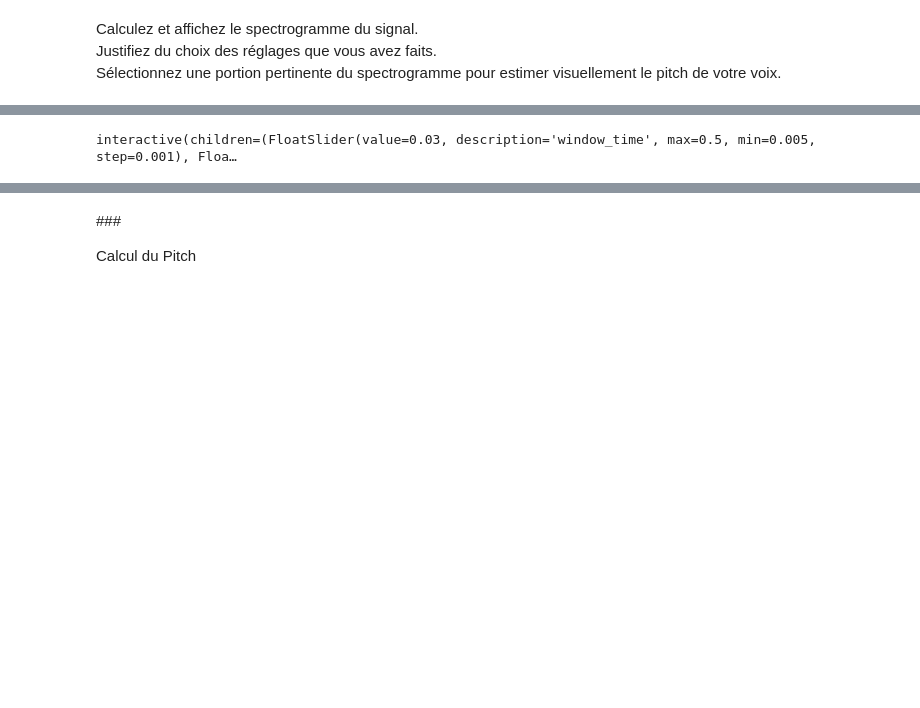
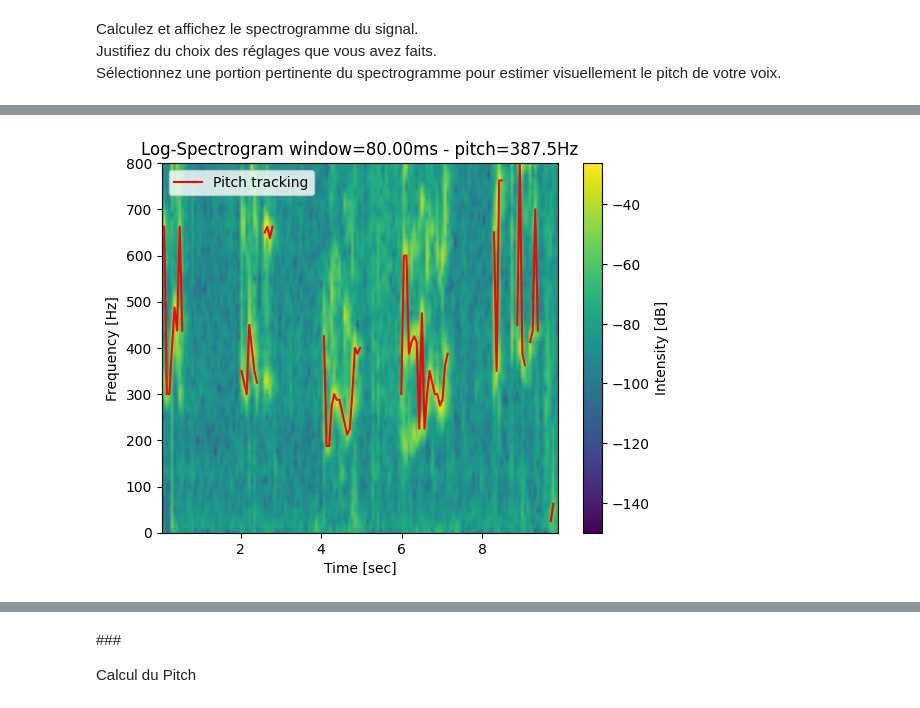
Before and after one commit to balthazarneveu/MVA23_SIGNAL, a Jupyter notebook: lab_01/dls_tp1.ipynb, the cells around one changed output, grey strips where cells are left out. Saved outputs shown, nothing was run; the diff lists cells and outputs as text; code cells hidden in the pictures; blank space fills up the shorter version.

```diff
--- a/lab_01/dls_tp1.ipynb
+++ b/lab_01/dls_tp1.ipynb
@@ -183,9 +204,9 @@ Sélectionnez une portion pertinente du spectrogramme pour estimer visuellement
 # %%
 from ipywidgets import interact as interact_widg
 from ipywidgets import fixed, FloatSlider
-def plot_spectrogram(signal, sampling_rate, window_time=0.03, overlap_ratio=0.2):
+
+def plot_spectrogram(signal, sampling_rate, window_time=0.03, overlap_ratio=0.2, silence_threshold=0.005, return_values=False):
     window = "hann"
-
     # Curve([(np.arange(len(selected_window))/rate, selected_window)], xlabel="Time[s]", ylabel="Waveform", grid=True).show(figsize=(15, 5))
     nperseg = int(window_time*sampling_rate)
     f, t, Sxx = spectrogram(
@@ -193,32 +214,37 @@ def plot_spectrogram(signal, sampling_rate, window_time=0.03, overlap_ratio=0.2)
         fs=rate,
         window=window,
         nperseg=nperseg,
-        noverlap=int(overlap_ratio*nperseg)
+        noverlap=int(overlap_ratio*nperseg),
+        scaling="spectrum"
         # nperseg=1024
     )
     Sxx = np.clip(Sxx, 1.E-15, None)
+
     plt.pcolormesh(t, f, 10 * np.log10(Sxx), shading='gouraud')
-    plt.title("Spectrogram")
+
+    sliding_argmax = np.argmax(Sxx, axis=0)
+    energy = np.array([Sxx[amax, idx] for idx, amax in enumerate(sliding_argmax)])
+    silence_flag = np.sqrt(energy)<silence_threshold
+
+    pitch = f[sliding_argmax]
+    pitch[silence_flag] = np.NaN
+
+    plt.plot(t, pitch, "r-", label="Pitch tracking")
+    plt.title(f"Log-Spectrogram window={window_time*1000.:.2f}ms - pitch={np.nanmedian(pitch):.1f}Hz")
     plt.colorbar(label='Intensity [dB]')
     plt.ylabel('Frequency [Hz]')
     plt.xlabel('Time [sec]')
-    plt.ylim(0., 2000.)
+    # plt.ylim(0., 1000.)
+    plt.ylim(0., 800.)
 
-start=0.25
-end = 3.5
-selected_window = signal[int(start*rate):int(end*rate)]
+    plt.legend()
 
-# rate, signal = scipy.io.wavfile.read("baby_maman_papa.wav")
-# rate, signal = scipy.io.wavfile.read("Voice.wav")
-# selected_window=signal
-
-# plot_spectrogram(selected_window, rate, window_time=0.005)
-interact_widg(
-    plot_spectrogram,
-    signal=fixed(selected_window),
-    sampling_rate=fixed(rate),
-    window_time=FloatSlider(min=0.005, max=0.5, value=0.03, step=0.001),
-    overlap_ratio=FloatSlider(min=0., max=0.95, value=0.2, step=0.01)
-);
+    if return_values:
+        time_axis = np.arange(len(signal))/sampling_rate
+        current_freq = np.interp(time_axis, xp=t, fp=f[sliding_argmax])
+        energy = np.array([Sxx[amax, idx] for idx, amax in enumerate(sliding_argmax)])
+        energy[silence_flag] = 0. #np.NaN # DISCARD SILENCE
+        current_amplitude = np.interp(time_axis, xp=t, fp=energy)
+        current_amplitude = np.sqrt(current_amplitude)
+        reconstructed_pitch_only = current_amplitude*np.sin(2.*np.pi*current_freq*time_axis)
+        return time_axis, reconstructed_pitch_only
-# %% [output]
-interactive(children=(FloatSlider(value=0.03, description='window_time', max=0.5, min=0.005, step=0.001), Floa…
@@ -269,0 +251,8 @@ def plot_spectrogram(signal, sampling_rate, window_time=0.03, overlap_ratio=0.2,
+# %%
+# rate, signal = scipy.io.wavfile.read("Voice.wav")
+rate, signal = scipy.io.wavfile.read("baby_maman_papa.wav")
+time_axis, reconstructed_pitch_only = plot_spectrogram(signal[:rate*10]/(2.**15-1.), rate, window_time=0.08, overlap_ratio=0.2, silence_threshold=0.001, return_values=True)
+# print("RECONSTRUCTED PURE PITCH , be careful with your ears")
+# ipd.Audio(np.round(reconstructed_pitch_only*(2.**15-1)).astype(np.int16), rate=rate)
+# %% [output]
+[figure, added]
```
Also changed, not shown: parts of 35 cells of this notebook.
